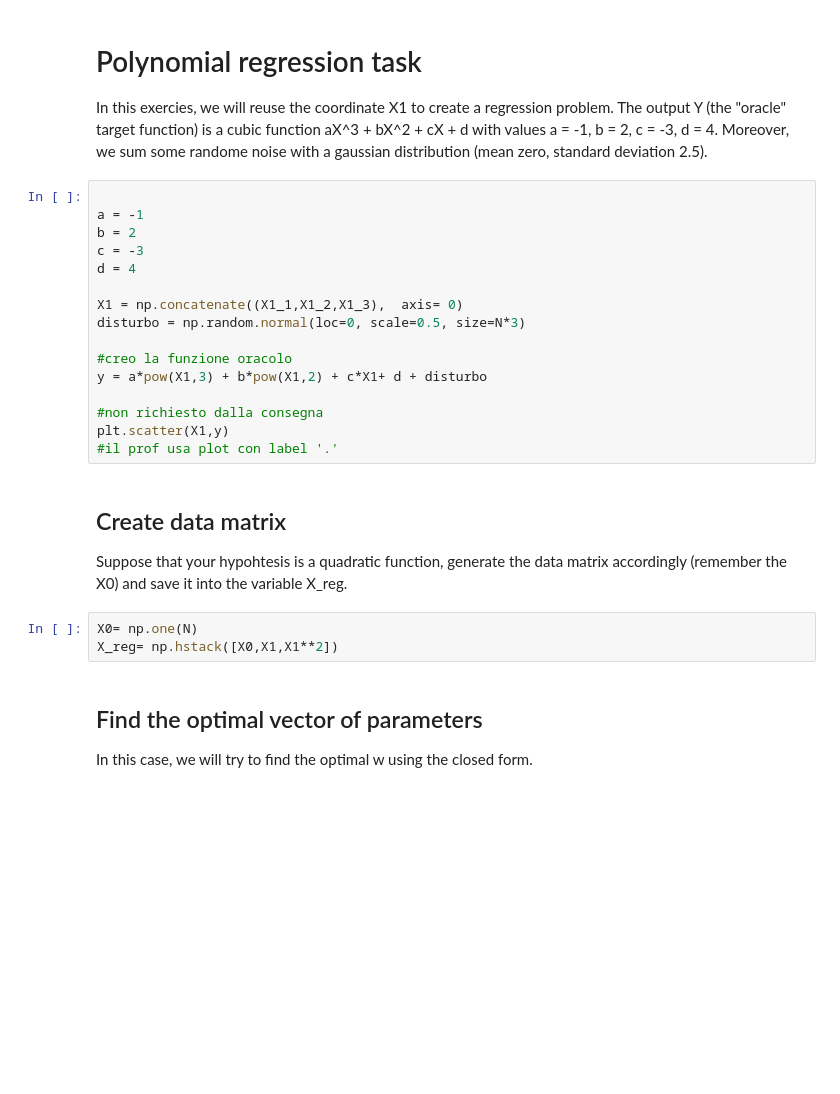
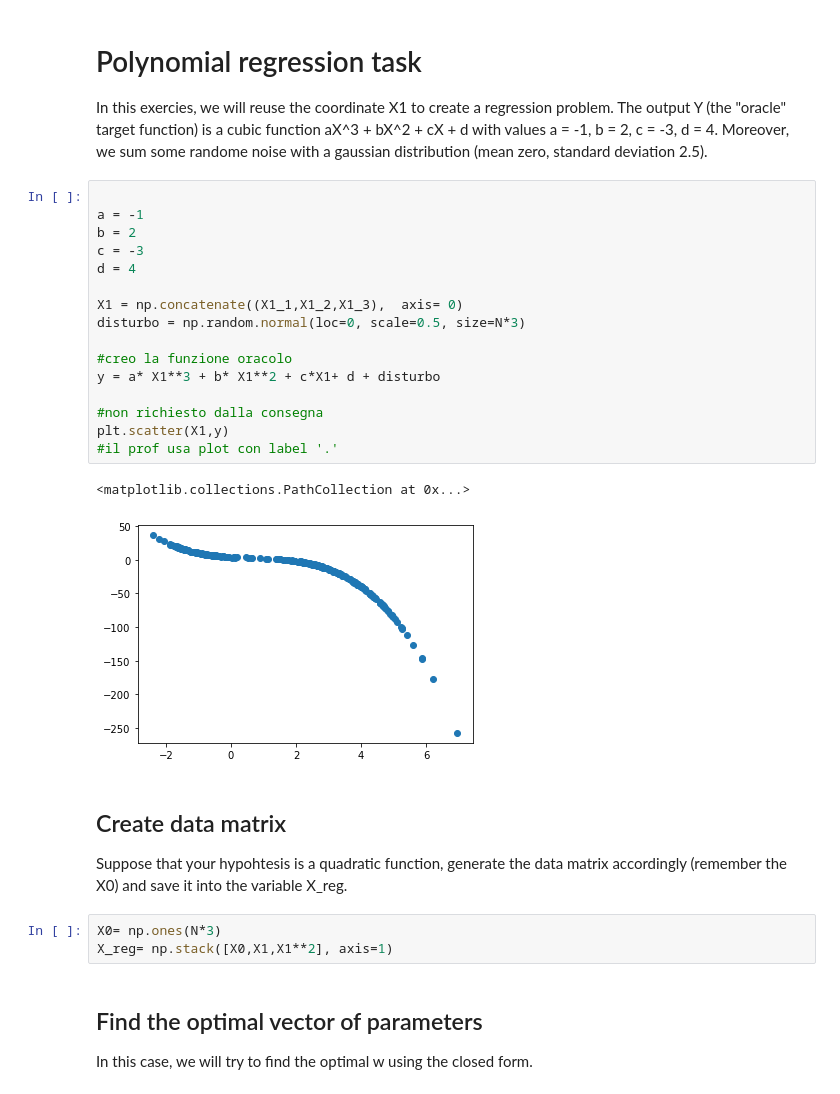
Before and after one commit to raozzo/ML, a Jupyter notebook: Exercises/Rifaccio es in classe.ipynb, the cells around one changed output. Saved outputs shown, nothing was run; the diff lists cells and outputs as text; blank space fills up the shorter version.

```diff
--- a/Exercises/Rifaccio es in classe.ipynb
+++ b/Exercises/Rifaccio es in classe.ipynb
@@ -133,25 +151,28 @@ In this exercies, we will reuse the coordinate X1 to create a regression problem
 # %%
 
 a = -1
 b = 2
 c = -3
 d = 4
 
 X1 = np.concatenate((X1_1,X1_2,X1_3),  axis= 0)
 disturbo = np.random.normal(loc=0, scale=0.5, size=N*3)
 
 #creo la funzione oracolo
-y = a*pow(X1,3) + b*pow(X1,2) + c*X1+ d + disturbo
+y = a* X1**3 + b* X1**2 + c*X1+ d + disturbo
 
 #non richiesto dalla consegna
 plt.scatter(X1,y)
 #il prof usa plot con label '.'
+# %% [output]
+<matplotlib.collections.PathCollection at 0x...>
+[figure, added]
 # %% [markdown]
 ## Create data matrix
 Suppose that your hypohtesis is a quadratic function, generate the data matrix accordingly (remember the X0) and save it into the variable X_reg.
 # %%
-X0= np.one(N)
-X_reg= np.hstack([X0,X1,X1**2])
+X0= np.ones(N*3)
+X_reg= np.stack([X0,X1,X1**2], axis=1)
 # %% [markdown]
 ## Find the optimal vector of parameters
 In this case, we will try to find the optimal w using the closed form.
```
Also changed, not shown: parts of 6 cells of this notebook.
